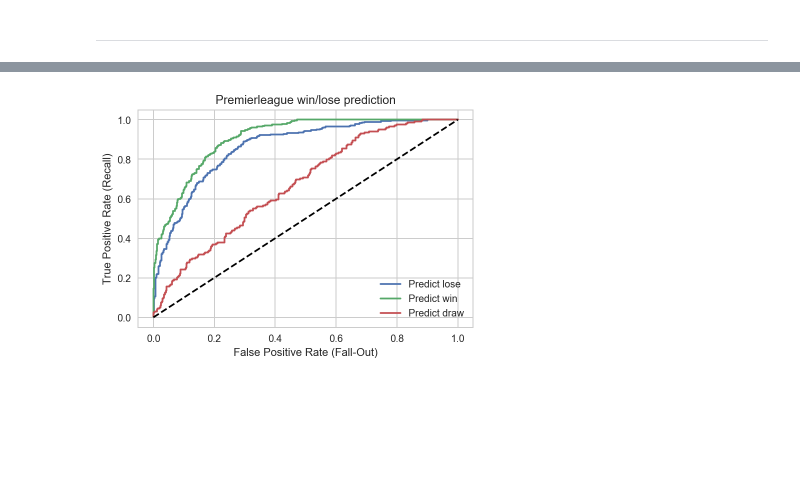
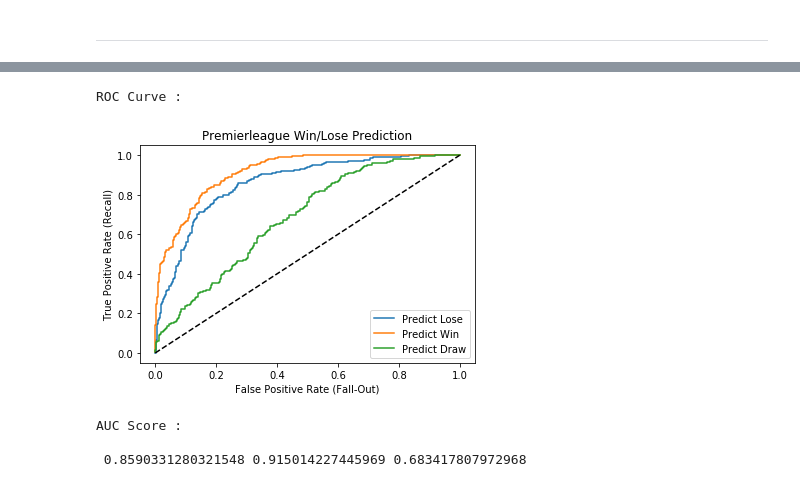
Before and after one commit to Romanism/Project, a Jupyter notebook: 03_Premierleague/03_Modeling.ipynb, the cells around one changed output, grey strips where cells are left out. Drawn from its saved outputs; the diff is of its cells as text; code cells hidden in the pictures; blank space fills up the shorter version.

```diff
--- a/03_Premierleague/03_Modeling.ipynb
+++ b/03_Premierleague/03_Modeling.ipynb
@@ -39,7 +60,7 @@ vif
 # %%
 # Select columns
 category = ['Home']
-continuous = ['Shots', 'Tackles', 'Clearances','SOT', 'Corners', 'Offsides', 'Goal', ]
+continuous = ['SOT', 'Shots', 'Passes','Tackles', 'Clearances', 'Corners', 'Goal', ]
 # %%
 # make train/test data
 
@@ -126,0 +277,16 @@ Name: Result, dtype: int64
+# %%
+# 랜덤포레스트 (RandomForest)
+clf = RandomForestClassifier(max_depth = 6, min_samples_split = 15, n_estimators = 100, criterion = 'entropy')
+model = clf.fit(X_train, y_train)
+predict_proba = model.predict_proba(X_test)
+
+# comparison
+y_true = test['Result']
+y_pred = []
+
+for i in range(760) :
+    y_pred.append(np.argmax(predict_proba[i]))
+
+target_names = ['Lose', 'Win', 'Draw']
+print('Confusion Matrix : \n\n',confusion_matrix(y_true, y_pred))
+print('\n\n Classification Report : \n\n', classification_report(y_true, y_pred, target_names=target_names))
@@ -742,17 +891,24 @@ fpr2, tpr2, thresholds2 = roc_curve(y1, model.predict_proba(X_test)[:, 1])
 fpr3, tpr3, thresholds3 = roc_curve(y2, model.predict_proba(X_test)[:, 2])
 # %%
 # ROC curve
-plt.plot(fpr1, tpr1, label= 'Predict lose')
-plt.plot(fpr2, tpr2, label= 'Predict win')
-plt.plot(fpr3, tpr3, label= 'Predict draw')
+print('ROC Curve :\n')
+plt.plot(fpr1, tpr1, label= 'Predict Lose')
+plt.plot(fpr2, tpr2, label= 'Predict Win')
+plt.plot(fpr3, tpr3, label= 'Predict Draw')
 plt.legend()
 plt.plot([0, 1], [0, 1], 'k--', label="random guess")
 plt.xlabel('False Positive Rate (Fall-Out)')
 plt.ylabel('True Positive Rate (Recall)')
-plt.title('Premierleague win/lose prediction')
+plt.title('Premierleague Win/Lose Prediction')
 plt.show()
+
+print('AUC Score :\n\n', auc(fpr1, tpr1), auc(fpr2, tpr2), auc(fpr3, tpr3))
 # %% [output]
+ROC Curve :
-[figure, old version]
+[figure, new version]
+AUC Score :
+
+ 0.8590331280321548 0.915014227445969 0.683417807972968
 # %%
 # AUC score
 auc(fpr1, tpr1), auc(fpr2, tpr2), auc(fpr3, tpr3)
```
Also changed, not shown: parts of 27 cells of this notebook, 1 other file.
